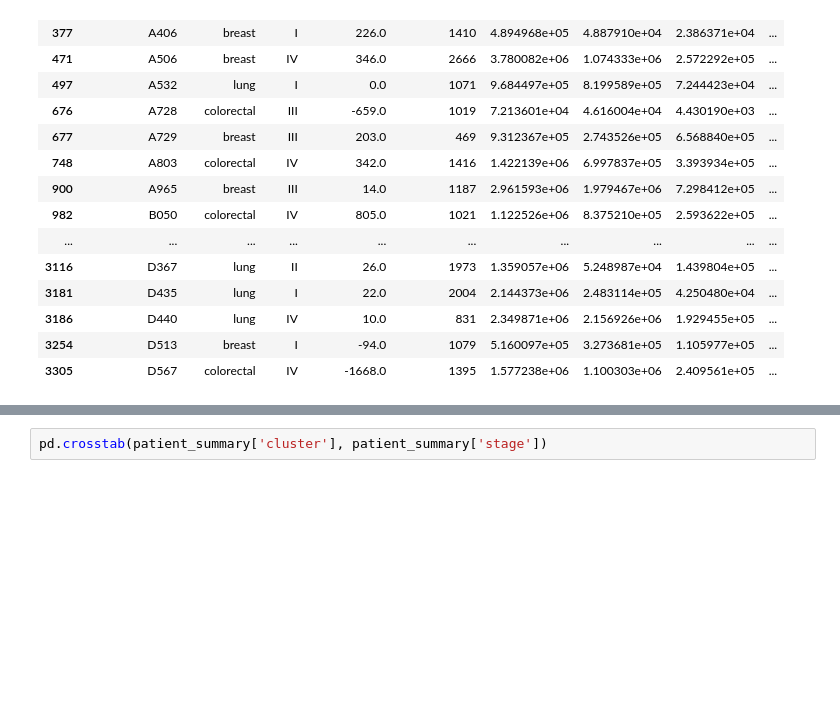
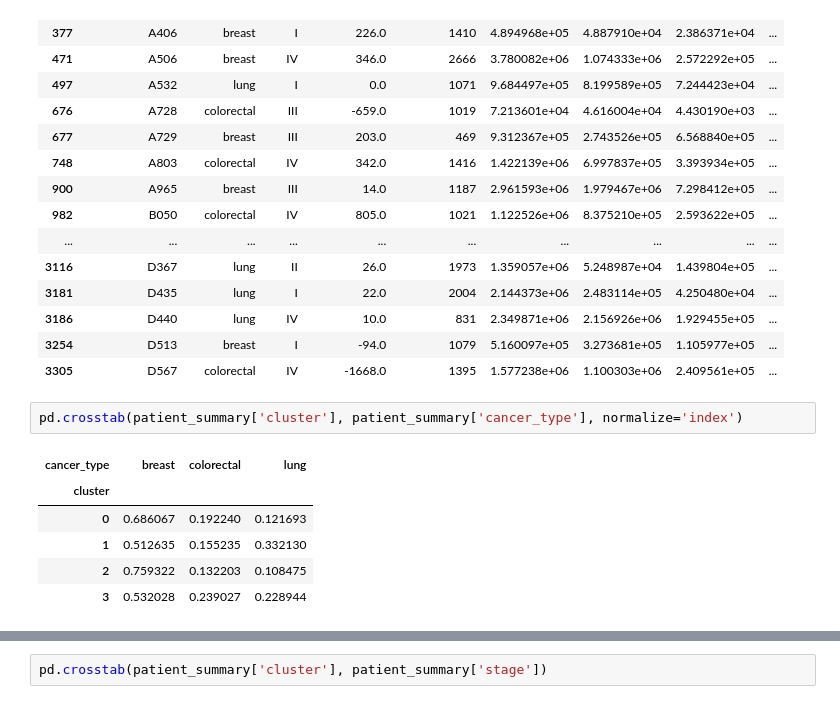
Before and after one commit to lucas-huynh/Cancer-Utilization-Highmark-Health, a Jupyter notebook: time_modeling.ipynb, the cells around one changed output, grey strips where cells are left out. Drawn from its saved outputs; the diff is of its cells as text; blank space fills up the shorter version.

```diff
--- a/time_modeling.ipynb
+++ b/time_modeling.ipynb
@@ -497,3 +887,12 @@ outliers
 | 3186 | D440 | lung | IV | 10.0 | 831 | 2.349871e+06 | 2.156926e+06 | 1.929455e+05 | ... |
 | 3254 | D513 | breast | I | -94.0 | 1079 | 5.160097e+05 | 3.273681e+05 | 1.105977e+05 | ... |
 | 3305 | D567 | colorectal | IV | -1668.0 | 1395 | 1.577238e+06 | 1.100303e+06 | 2.409561e+05 | ... |
+# %%
+pd.crosstab(patient_summary['cluster'], patient_summary['cancer_type'], normalize='index')
+# %% [output]
+| cancer_type | breast | colorectal | lung |
+| cluster |  |  |  |
+| 0 | 0.686067 | 0.192240 | 0.121693 |
+| 1 | 0.512635 | 0.155235 | 0.332130 |
+| 2 | 0.759322 | 0.132203 | 0.108475 |
+| 3 | 0.532028 | 0.239027 | 0.228944 |
```
Also changed, not shown: parts of 15 cells of this notebook.
